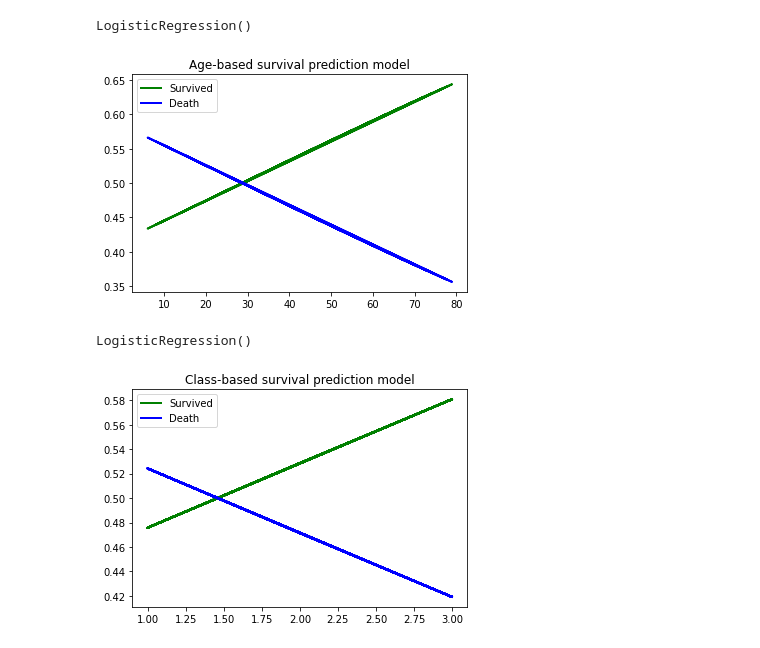
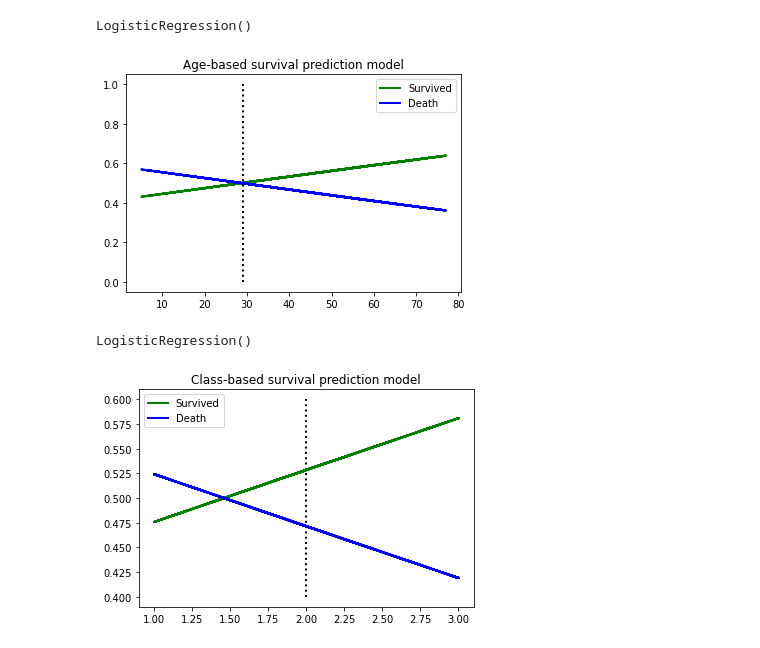
Before and after one commit to girlwcode/21-1_machineLearning, a Jupyter notebook: machineLearning_homework2.ipynb, the cells around one changed output. Saved outputs shown, nothing was run; the diff lists cells and outputs as text; code cells hidden in the pictures.

```diff
--- a/machineLearning_homework2.ipynb
+++ b/machineLearning_homework2.ipynb
@@ -122,16 +122,22 @@ log_reg.fit(X, y)
 # %% [output]
 LogisticRegression()
 # %%
-X_new = np.random.randint(5, 80, size=100).reshape(-1,1)
+X_new = np.random.randint(5, 80, size= 100).reshape(-1,1)
 y_survive = log_reg.predict_proba(X_new)
+descision_boundary = X_new[y_survive[:, 1]>=0.5][0]# 양성 클래스일 확률 0.5 이상
 
 plt.title("Age-based survival prediction model")
+
+# 결정 경계 출력
+plt.plot([descision_boundary, descision_boundary],[0,1], "k:", linewidth=2)
+
 plt.plot(X_new, y_survive[:, 1],"g-",linewidth=2, label="Survived")
 plt.plot(X_new, y_survive[:, 0],"b-",linewidth=2, label="Death")
+
 plt.legend()
 plt.show()
 # %% [output]
-[figure, old version]
+[figure, new version]
 # %%
 # 예측 3. 클래스에 따른 생존율 예측 모델
 X = passenger["Class"].values.reshape(-1,1)
@@ -143,13 +149,19 @@ log_reg.fit(X, y)
 # %% [output]
 LogisticRegression()
 # %%
-X_new = np.random.randint(1, 4, size=100).reshape(-1,1)
+X_new = np.random.randint(1, 4, size=50).reshape(-1,1)
 y_survive = log_reg.predict_proba(X_new)
+descision_boundary = X_new[y_survive[:, 1]>=0.5][0] # 양성 클래스일 확률 0.5 이상
+
+
+# 결정 경계 출력
+plt.plot([descision_boundary, descision_boundary],[0.4,0.6], "k:", linewidth=2)
 
 plt.title("Class-based survival prediction model")
 plt.plot(X_new, y_survive[:, 1],"g-",linewidth=2, label="Survived")
 plt.plot(X_new, y_survive[:, 0],"b-",linewidth=2, label="Death")
+
 plt.legend()
 plt.show()
 # %% [output]
-[figure, old version]
+[figure, new version]
```
